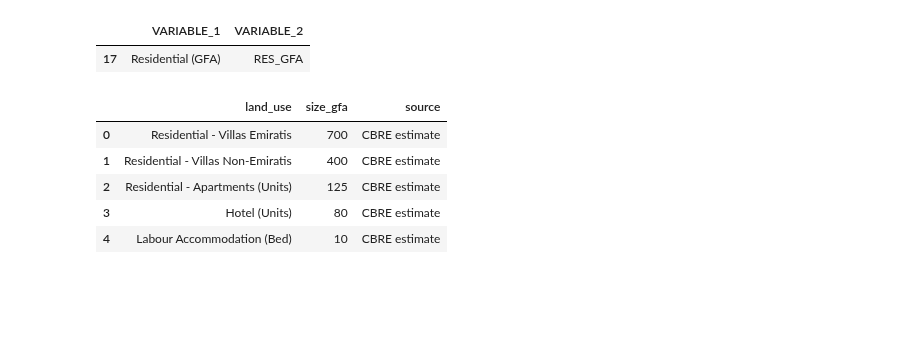
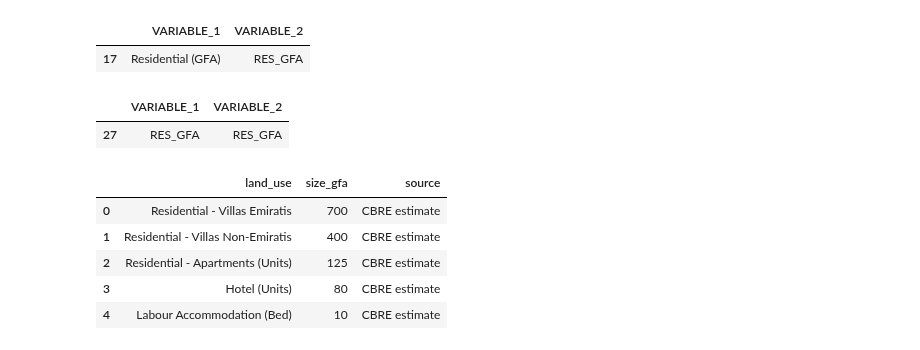
Before and after one commit to BuroHappoldLegacySoup/PlanCapitalLandModel, a Jupyter notebook: Module 1 Masterplan to TAZ Allocation.ipynb, the cells around one changed output. Drawn from its saved outputs; the diff is of its cells as text; code cells hidden in the pictures; blank space fills up the shorter version.

```diff
--- a/Module 1 Masterplan to TAZ Allocation.ipynb
+++ b/Module 1 Masterplan to TAZ Allocation.ipynb
@@ -38,6 +38,16 @@ land_use_crosswalk.head(1)
 # %% [output]
 |  | VARIABLE_1 | VARIABLE_2 |
 | 17 | Residential (GFA) | RES_GFA |
+# %%
+# Reading in TMP summary land use cross wale
+
+tmp_summary_crosswalk = pd.read_csv('taxonomy_crosswalks.csv')
+tmp_summary_crosswalk = tmp_summary_crosswalk[tmp_summary_crosswalk['CROSSWALK'] == 'TMP 2040 to Summary 2040 land uses']
+tmp_summary_crosswalk = tmp_summary_crosswalk[['VARIABLE_1','VARIABLE_2']]
+tmp_summary_crosswalk.head(1)
+# %% [output]
+|  | VARIABLE_1 | VARIABLE_2 |
+| 27 | RES_GFA | RES_GFA |
 # %%
 # Reading in unit size assumptions
 
```
Also changed, not shown: parts of 3 cells of this notebook.
